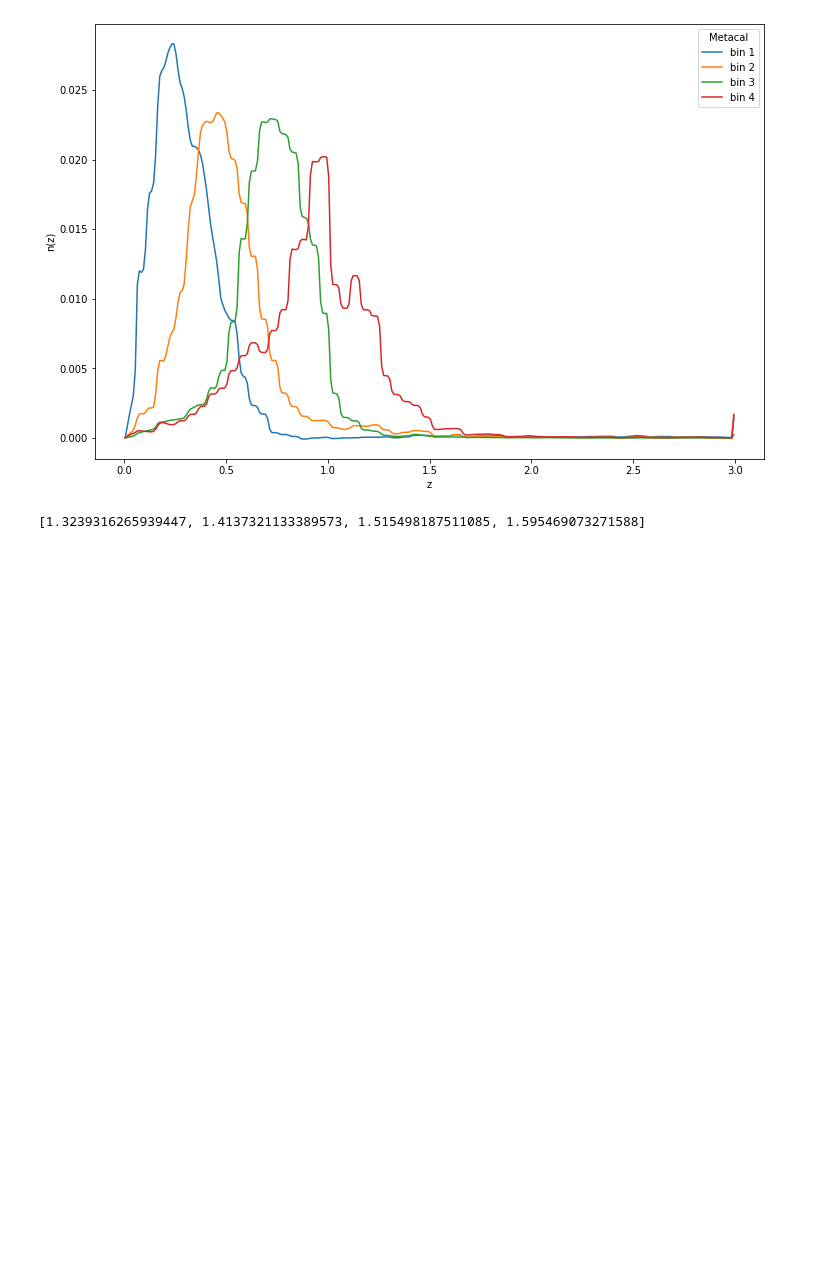
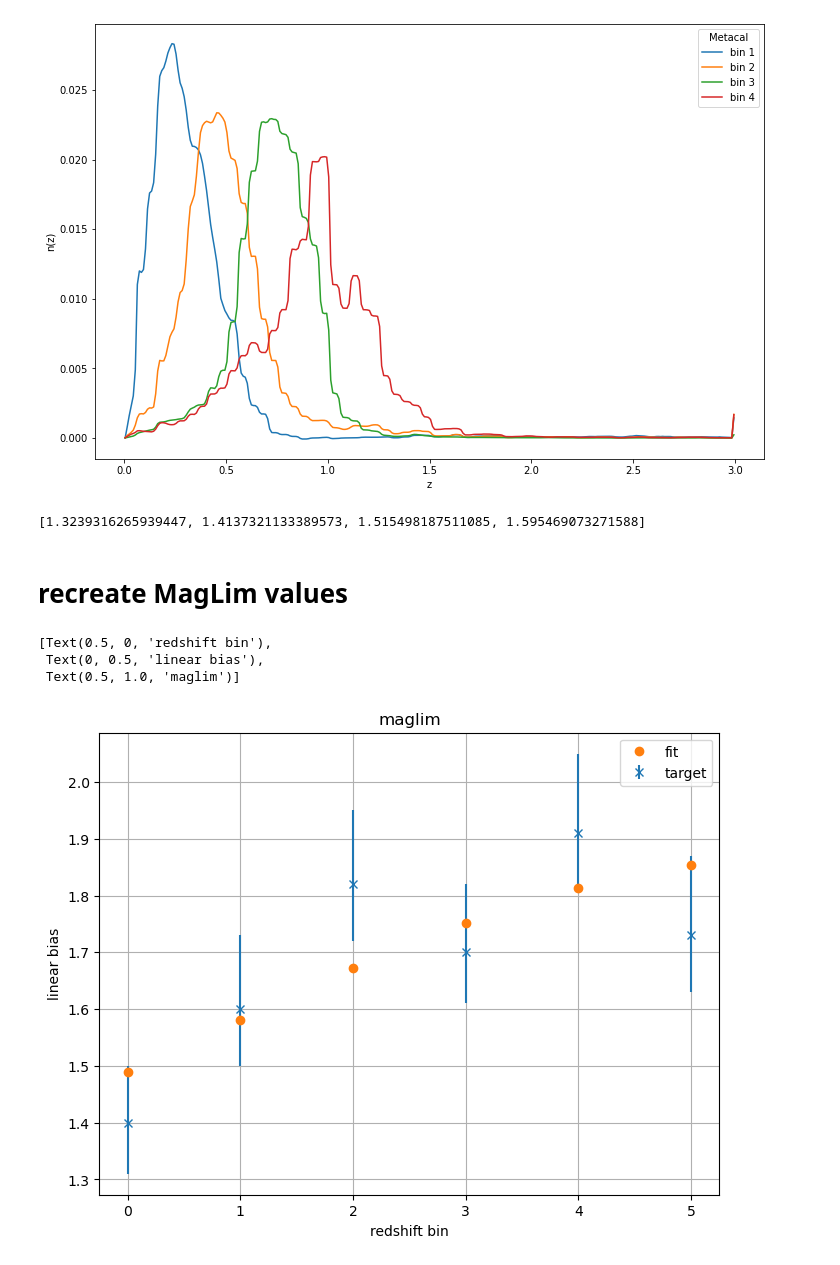
Before and after one commit to des-science/multiprobe-simulation-forward-model, a Jupyter notebook: notebooks/biasing/redshift_dependence.ipynb, the cells around one changed output. Saved outputs shown, nothing was run; the diff lists cells and outputs as text; code cells hidden in the pictures; blank space fills up the shorter version.

Commit message:
added maglim results

```diff
--- a/notebooks/biasing/redshift_dependence.ipynb
+++ b/notebooks/biasing/redshift_dependence.ipynb
@@ -79,3 +79,5 @@ def get_mean_zevol(z0, eta, nz, zg, n_zbins, batch_size):
     fz = tf.reduce_sum(nz*f, axis=2)/tf.expand_dims(tf.reduce_sum(nz, axis=1), axis=0)
 
     return fz
+# %% [markdown]
+# recreate MagLim values
@@ -81,0 +88,42 @@ def get_mean_zevol(z0, eta, nz, zg, n_zbins, batch_size):
+# %%
+z0 = 0.7
+
+def get_maglim_bias(b_g, eta_b_g):
+    b_g_i = []
+    for tomo in range(1,7):
+        # load the distribution
+        z_bin_dir = f"../../data/redshift_distributions/desy3_nz_maglim_bin{tomo}.txt"
+        redshift_dist = np.loadtxt(z_bin_dir)
+        z = redshift_dist[:,0]
+        nz = redshift_dist[:,1]
+
+        # integrand
+        f = nz * ((1+z)/(1+z0))**eta_b_g
+
+        # integral, there is no multiplication with dz because the nz already include this
+        fz = b_g * np.sum(f)/np.sum(nz)
+
+        b_g_i.append(fz)
+
+    return np.array(b_g_i)
+
+# result from Table 1 in https://arxiv.org/pdf/2105.13546.pdf
+b_g_target = np.array([1.40, 1.60, 1.82, 1.70, 1.91, 1.73])
+b_g_errors = np.array([[0.09, 0.1, 0.1, 0.09, 0.1, 0.1], [0.1, 0.13, 0.13, 0.12, 0.14, 0.14]])
+
+f = lambda x: np.mean((get_maglim_bias(x[0], x[1]) - b_g_target)**2)
+x = minimize(f, [1, 1])["x"]
+# %%
+fig, ax = plt.subplots(figsize=(8,6))
+
+ax.errorbar(x=np.arange(6), y=b_g_target, yerr=b_g_errors, label="target", linestyle="", marker="x")
+ax.plot(get_maglim_bias(x[0], x[1]), label="fit", linestyle="", marker="o")
+
+ax.legend()
+ax.grid(True)
+ax.set(xlabel="redshift bin", ylabel="linear bias", title="maglim")
+# %% [output]
+[Text(0.5, 0, 'redshift bin'),
+ Text(0, 0.5, 'linear bias'),
+ Text(0.5, 1.0, 'maglim')]
+[figure, added]
```
Also changed, not shown: parts of 4 cells of this notebook.
